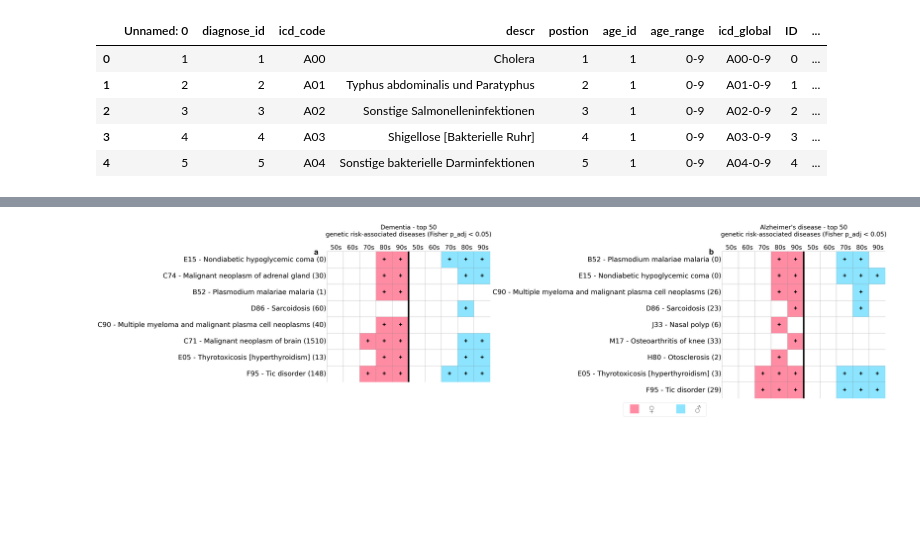
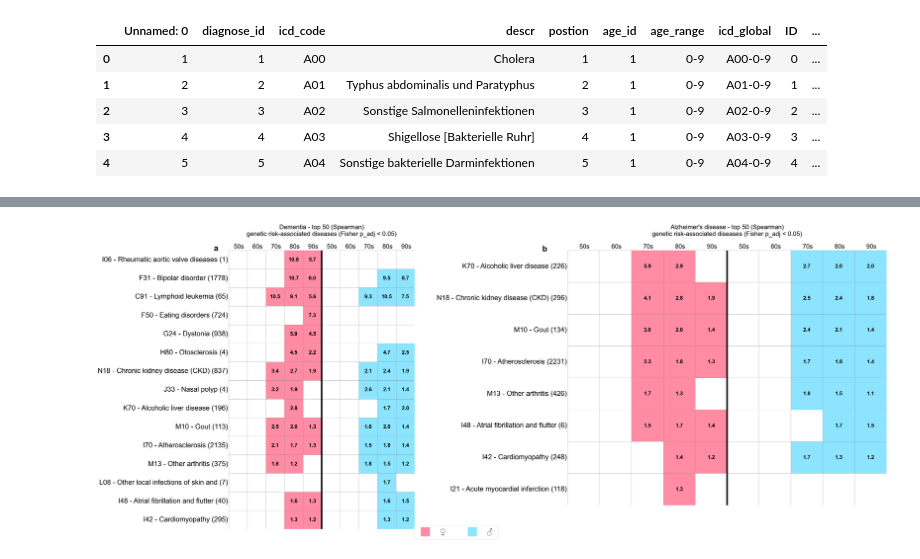
Before and after one commit to vladimirkovacevic/CSH, a Jupyter notebook: harmonization.ipynb, the cells around one changed output, grey strips where cells are left out. Drawn from its saved outputs; the diff is of its cells as text; code cells hidden in the pictures; blank space fills up the shorter version.

Commit message:
Spearman correlations.

```diff
--- a/harmonization.ipynb
+++ b/harmonization.ipynb
@@ -23,7 +24,7 @@ from matplotlib.lines import Line2D
 import seaborn as sns
 import pyreadr
 import icd10
-from scipy.stats import pearsonr, fisher_exact
+from scipy.stats import pearsonr, fisher_exact, rankdata
 from statsmodels.stats.multitest import multipletests
 import torch
 from sentence_transformers import SentenceTransformer, util
@@ -37,11 +38,13 @@ from urllib.error import HTTPError
 # Configuration
 MERGE_METHOD = 'max'  # 'max' or 'mean' - method for merging gene vectors when multiple diseases map to same ICD code
 SIMILARITY_THRESHOLD = 0.8  # Threshold for semantic similarity matching
+CORRELATION_METHOD = 'spearman'  # 'pearson' or 'spearman'
 harmonized_fname = 'harmonized_open_target.csv'
 
 print(f"Configuration:")
 print(f"  Merge method: {MERGE_METHOD}")
 print(f"  Similarity threshold: {SIMILARITY_THRESHOLD}")
+print(f"  Correlation method: {CORRELATION_METHOD}")
 # %% [output]
 Configuration:
   Merge method: max
@@ -235,17 +239,13 @@ df_icd = pd.read_csv("data/DiagAll_Eng.csv")
 df_icd = df_icd.drop_duplicates(subset=["ShortDescription"])
 icd_dict = dict(zip(df_icd["ShortDescription"], df_icd["Code"]))
 icd_dict = {k.replace('"', ''): v for k, v in icd_dict.items()}
+icd_dict = {k.replace("Dementia in Alzheimer's disease", 'Dementia'): v for k, v in icd_dict.items()}
+
 icd_descriptions = list(icd_dict.keys())
 icd_codes = list(icd_dict.values())
 
 print(f"✓ Loaded {len(icd_dict):,} ICD-10 codes")
 print(f"  Sample: {list(icd_dict.items())[:3]}")
-
-# Verify special cases
-special_cases = ['Unspecified dementia', "Alzheimer's disease", 'Vascular dementia']
-for case in special_cases:
-    if case in icd_dict:
-        print(f"  ✓ '{case}' -> {icd_dict[case]}")
 
 # -----------------------------------------------------------------------------
 # Part 2: Load or create embeddings
@@ -764,12 +877,14 @@ for dem_name, dem_genes in dementia_gene_vectors.items():
     print(f"  Significant (FDR < 0.05): {n_significant:,}")
     print(f"  Not significant: {len(disease_order) - n_significant:,}")
 
-    # Show top 10 most significant
+    # Show top 10 most significant with correlation values
     sorted_diseases = sorted(fisher_results[dem_name].items(),
                              key=lambda x: x[1][2])  # sort by p_adj
     print(f"\n  Top 10 most significant overlaps:")
     for disease, (or_val, p_raw, p_adj, sig) in sorted_diseases[:10]:
         marker = "***" if sig else ""
-        print(f"    {disease}: OR={or_val:.2f}, p_adj={p_adj:.2e} {marker}")
+        # Look up correlation value from unfiltered correlation matrix
+        corr_val = dis_dis_unfiltered.loc[dem_name, disease] if disease in dis_dis_unfiltered.columns else float('nan')
+        print(f"    {disease}: r={corr_val:.4f}, OR={or_val:.2f}, p_adj={p_adj:.2e} {marker}")
 # %% [output]
 Total genes (background): 21,555
@@ -975,9 +1090,13 @@ for code in ['F00', 'G30']:
 
     df_out = pd.DataFrame(columns=['Graph', 'ICD10', 'Correlated disease', 'Num correlated diseases'])
     disease_corr_sign = {}
+    disease_ot_corr = {}  # disease_name -> OT correlation value
+    disease_clinical_max = {}  # disease_name -> max clinical value across graphs
+    disease_clinical_per_graph = {}  # {disease_name: {graph_name: clinical_value}}
     ind = 0
 
     for f in rds_files:
+        graph_name = f.split('/')[-1].split('.')[0].replace('All_OR_', '')
         result = pyreadr.read_r(f)
         df = result[None]
         df.fillna(0, inplace=True)
@@ -1020,11 +1139,19 @@ for code in ['F00', 'G30']:
             top_indices = top_indices[mask]
             top_disease_names_arr = top_disease_names_arr[mask]
 
-        # Store correlation sign for each disease
+        # Store OT correlation value, sign, and clinical value per disease
+        row2_reindexed = row2.reindex(row1.index, fill_value=0)
         for idx, dname in zip(top_indices, top_disease_names_arr):
+            disease_ot_corr[dname] = row1_vals[idx]
             disease_corr_sign[dname] = '+' if row1_vals[idx] > 0 else '-'
+            # Track clinical correlation per graph and max across graphs
+            clin_val = float(row2_reindexed.values[idx])
+            disease_clinical_max[dname] = max(disease_clinical_max.get(dname, 0), abs(clin_val))
+            if dname not in disease_clinical_per_graph:
+                disease_clinical_per_graph[dname] = {}
+            disease_clinical_per_graph[dname][graph_name] = clin_val
 
-        row2_subset = row2.values[top_indices]
+        row2_subset = row2_reindexed.values[top_indices]
 
         try:
             correlated_diseases = top_disease_names_arr[np.nonzero(row2_subset)[0]]
@@ -1039,12 +1166,12 @@ for code in ['F00', 'G30']:
         ]
         ind += 1
 
-    heatmap_data[code] = (df_out, disease_corr_sign)
+    heatmap_data[code] = (df_out, disease_corr_sign, disease_ot_corr, disease_clinical_max, disease_clinical_per_graph)
     print(f"  Collected {len(df_out)} graphs")
 
 # Calculate dynamic figure height from collected data
 disease_counts = {}
-for code, (df_out, _) in heatmap_data.items():
+for code, (df_out, _, _, _, _) in heatmap_data.items():
     all_correlated = set()
     for _, row in df_out.iterrows():
         all_correlated.update(row['Correlated disease'])
@@ -1063,7 +1190,7 @@ for i, code in enumerate(['F00', 'G30']):
     if code not in heatmap_data:
         continue
 
-    df_out, disease_corr_sign = heatmap_data[code]
+    df_out, disease_corr_sign, disease_ot_corr, disease_clinical_max, disease_clinical_per_graph = heatmap_data[code]
     print(f"\nPlotting {code} ({dementia_codes[code]})...")
 
     if len(df_out) == 0:
@@ -1119,10 +1246,23 @@ for i, code in enumerate(['F00', 'G30']):
     # Build correlation sign list aligned with rows
     row_signs = [disease_corr_sign.get(disease, '+') for disease in dis_gr_df.index]
 
-    # Sort rows: positive correlations first, then negative
-    sort_order = sorted(range(len(row_signs)), key=lambda k: (0 if row_signs[k] == '+' else 1, k))
+    # Sort by sum of |OT correlation| + |clinical correlation| (highest first)
+    sort_order = sorted(range(len(dis_gr_df)),
+        key=lambda k: -(abs(disease_ot_corr.get(dis_gr_df.index[k], 0)) +
+                         disease_clinical_max.get(dis_gr_df.index[k], 0)))
     dis_gr_df = dis_gr_df.iloc[sort_order]
     row_signs = [row_signs[k] for k in sort_order]
+
+    # Print correlation values for diseases in heatmap
+    print(f"\n  Disease correlations (sorted by |OT| + |Clinical| sum):")
+    print(f"  {'Disease':<50s} {'OT corr':>9s} {'Clin max':>9s} {'Sum':>9s}")
+    print(f"  {'-'*80}")
+    for disease in dis_gr_df.index:
+        ot_val = disease_ot_corr.get(disease, 0)
+        clin_val = disease_clinical_max.get(disease, 0)
+        total = abs(ot_val) + clin_val
+        sign = '+' if ot_val > 0 else '-'
+        print(f"  {disease:<50s} {sign}{abs(ot_val):>7.4f} {clin_val:>9.4f} {total:>9.4f}")
 
     # Color males differently (value 2 for male detected, 1 for female detected, 0 for not)
     for col in dis_gr_df.columns:
@@ -1152,7 +1292,7 @@ for i, code in enumerate(['F00', 'G30']):
             continue
 
         # Shorten long disease descriptions
-        if icd_code == 'I22' or (icd_code == 'K56'):
+        if icd_code == 'I22' or (icd_code == 'K56') or (icd_code == 'L08'):
             words = cleaned_disease.split()
             cleaned_disease = ' '.join(words[:-2])
 
@@ -1167,6 +1307,7 @@ for i, code in enumerate(['F00', 'G30']):
         dis_gr_df = dis_gr_df.drop(diseases_to_remove)
         row_signs = [s for j, s in enumerate(row_signs) if j not in signs_to_remove]
 
+    original_disease_names = list(dis_gr_df.index)
     dis_gr_df.index = new_index
 
     # Plot heatmap
@@ -1184,15 +1325,16 @@ for i, code in enumerate(['F00', 'G30']):
         ax=axes[i]
     )
 
-    # Add +/- annotations on colored cells
+    # Add clinical correlation values on colored cells
     for row_idx in range(len(dis_gr_df)):
-        sign = row_signs[row_idx]
+        disease_orig = original_disease_names[row_idx]
         for col_idx in range(len(dis_gr_df.columns)):
             cell_val = dis_gr_df.iloc[row_idx, col_idx]
             if cell_val > 0:  # colored cell (female=1, male=2)
-                ax.text(col_idx + 0.5, row_idx + 0.5, sign,
+                clin_val = disease_clinical_per_graph.get(disease_orig, {}).get(graph_cols_ordered[col_idx], 0)
+                ax.text(col_idx + 0.5, row_idx + 0.5, f'{clin_val:.1f}',
                         ha='center', va='center',
-                        fontsize=28, fontweight='bold', color='black')
+                        fontsize=24, fontweight='bold', color='black')
 
     ax.xaxis.set_ticks_position('top')
     ax.xaxis.set_label_position('top')
@@ -1202,7 +1344,7 @@ for i, code in enumerate(['F00', 'G30']):
     # Add "s" to every column label
     ax.set_xticklabels([f"{label.get_text()}s" for label in ax.get_xticklabels()])
 
-    title_line1 = f'{dementia_codes[code]} - top {TOP_K}'
+    title_line1 = f'{dementia_codes[code]} - top {TOP_K} ({CORRELATION_METHOD.capitalize()})'
     title_line2 = 'genetic risk-associated diseases (Fisher p_adj < 0.05)'
     ax.set_title(title_line1 + '\n' + title_line2 + '\n', size=28)
 
@@ -1269,6 +1411,6 @@ Plotting F00 (Dementia)...
 
 ✓ Saved heatmap to dementia_heatmaps_50.pdf
-[figure, old version]
+[figure, new version]
 # %% [markdown]
 ## Summary
 
```
Also changed, not shown: parts of 17 cells of this notebook.
